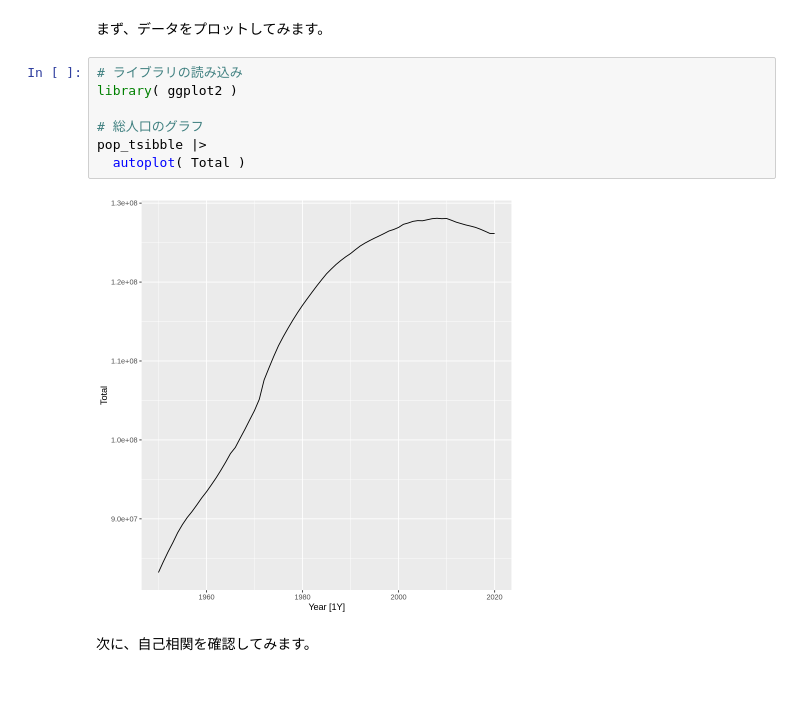
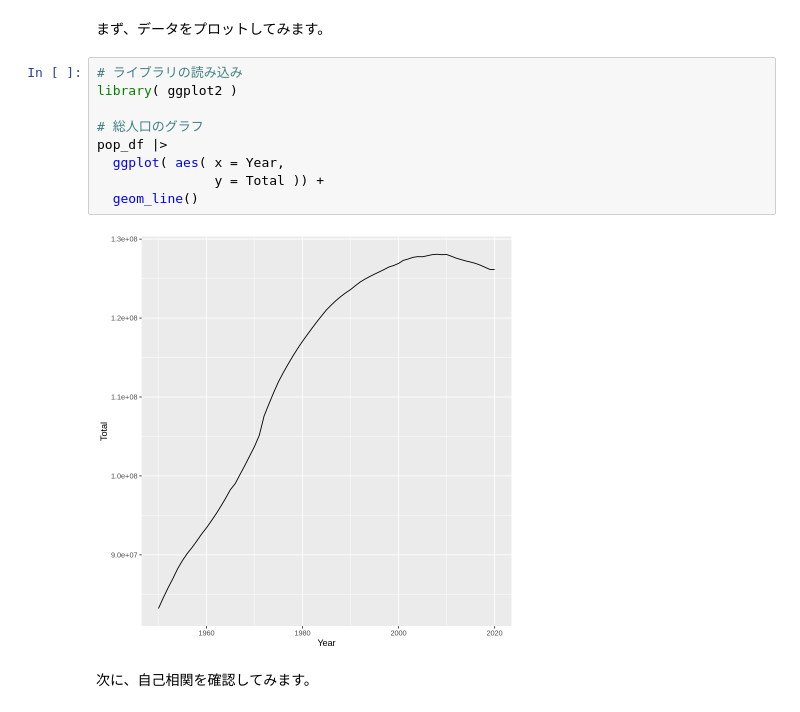
Before and after one commit to u-10bei/Population_Projections, a Jupyter notebook: ipynb/R_ARIMA_1.ipynb, the cells around one changed output. Saved outputs shown, nothing was run; the diff lists cells and outputs as text.

```diff
--- a/ipynb/R_ARIMA_1.ipynb
+++ b/ipynb/R_ARIMA_1.ipynb
@@ -68,11 +67,13 @@ Warning message in system("timedatectl", intern = TRUE):
 # %%
 # ライブラリの読み込み
 library( ggplot2 )
 
 # 総人口のグラフ
-pop_tsibble |>
-  autoplot( Total )
+pop_df |>
+  ggplot( aes( x = Year,
+               y = Total )) +
+  geom_line()
 # %% [output]
-[figure, old version]
+[figure, new version]
 # %% [markdown]
 次に、自己相関を確認してみます。
```
Also changed, not shown: parts of 10 cells of this notebook.
